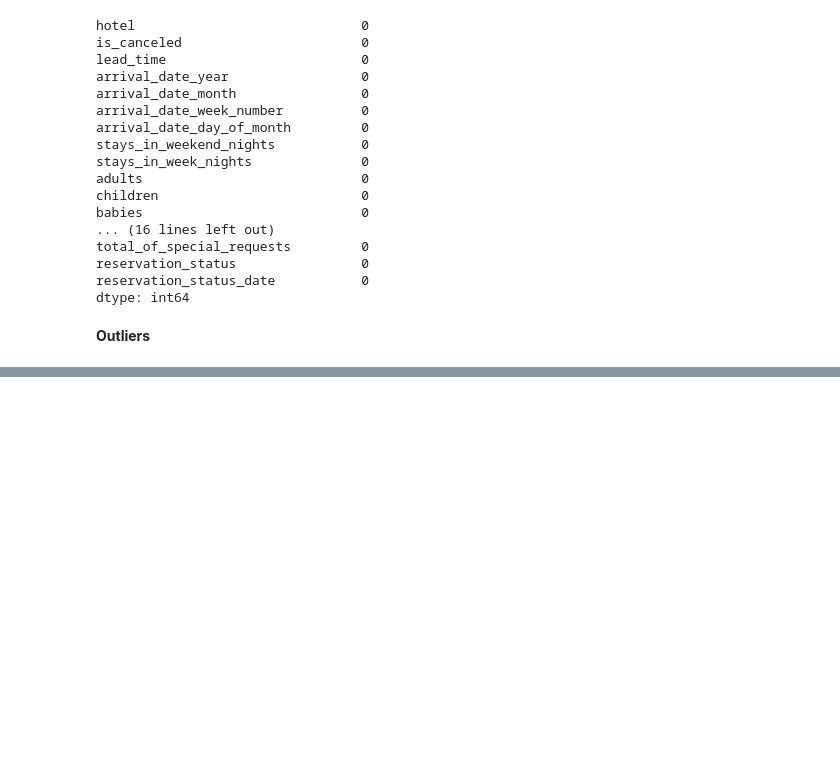
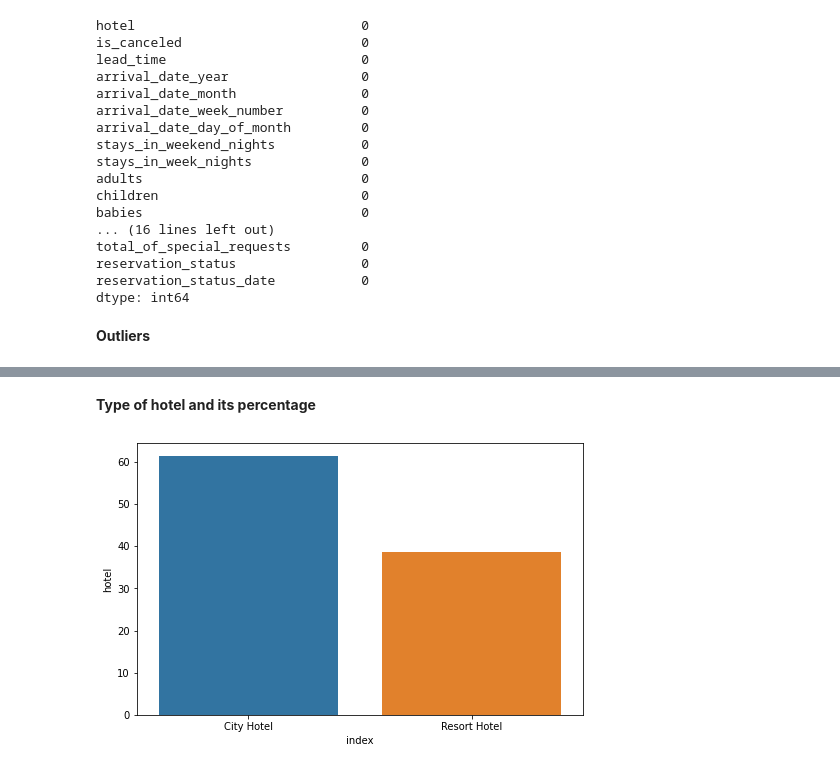
Before and after one commit to kavyasree761/hotel-booking-analysis, a Jupyter notebook: Copy_of_Hotel_Booking_Analysis_Capstone_Project.ipynb, the cells around one changed output, grey strips where cells are left out. Saved outputs shown, nothing was run; the diff lists cells and outputs as text; code cells hidden in the pictures; blank space fills up the shorter version.

```diff
--- a/Copy_of_Hotel_Booking_Analysis_Capstone_Project.ipynb
+++ b/Copy_of_Hotel_Booking_Analysis_Capstone_Project.ipynb
@@ -224,3 +224,14 @@ for test in test_list:
 # %%
 #dropping adr outliers
 data.drop(data[data['adr'] > 5200].index, inplace = True)
+# %% [markdown]
+**Type of hotel and its percentage**
+# %%
+d1=(data['hotel'].value_counts(normalize=True)*100).reset_index().rename(columns={0:'index'})
+plt.figure(figsize=(8,5))
+
+#plotting barplot
+sns.barplot(y=d1['hotel'],x=d1['index'])
+plt.show()
+# %% [output]
+[figure, added]
```
Also changed, not shown: parts of 9 cells of this notebook.
